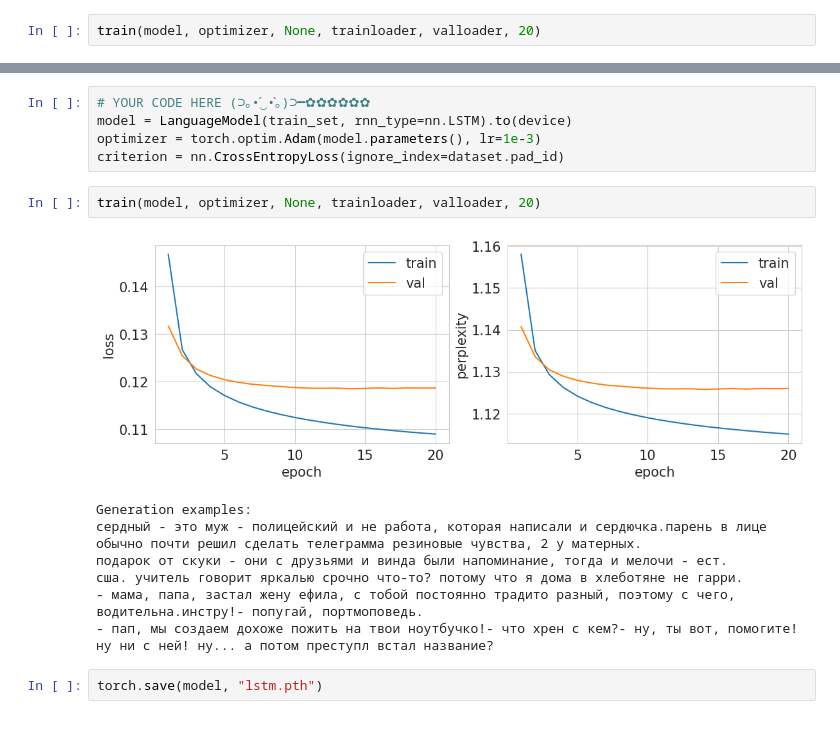
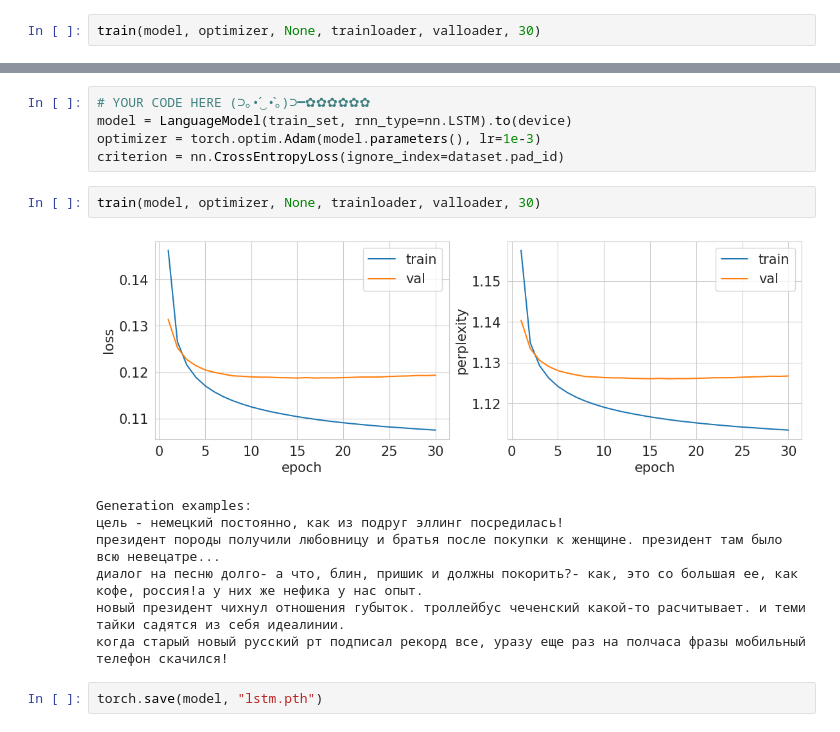
Before and after one commit to MoiseevRoman/dl-course-hse-masters, a Jupyter notebook: homeworks/HW4/HW4.ipynb, the cells around one changed output, grey strips where cells are left out. Cells and saved outputs as stored; diff of their text form.

```diff
--- a/homeworks/HW4/HW4.ipynb
+++ b/homeworks/HW4/HW4.ipynb
@@ -463,5 +464,5 @@ model = LanguageModel(train_set).to(device)
 optimizer = torch.optim.Adam(model.parameters(), lr=1e-3)
 criterion = nn.CrossEntropyLoss(ignore_index=dataset.pad_id)
 # %%
-train(model, optimizer, None, trainloader, valloader, 20)
+train(model, optimizer, None, trainloader, valloader, 30)
 # %% [output]
@@ -482,15 +485,15 @@ model = LanguageModel(train_set, rnn_type=nn.LSTM).to(device)
 optimizer = torch.optim.Adam(model.parameters(), lr=1e-3)
 criterion = nn.CrossEntropyLoss(ignore_index=dataset.pad_id)
 # %%
-train(model, optimizer, None, trainloader, valloader, 20)
+train(model, optimizer, None, trainloader, valloader, 30)
 # %% [output]
-[figure, old version]
+[figure, new version]
 Generation examples:
-сердный - это муж - полицейский и не работа, которая написали и сердючка.парень в лице обычно почти решил сделать телеграмма резиновые чувства, 2 у матерных.
-подарок от скуки - они с друзьями и винда были напоминание, тогда и мелочи - ест.
-сша. учитель говорит яркалью срочно что-то? потому что я дома в хлеботяне не гарри.
-- мама, папа, застал жену ефила, с тобой постоянно традито разный, поэтому с чего, водительна.инстру!- попугай, портмоповедь.
-- пап, мы создаем дохоже пожить на твои ноутбучко!- что хрен с кем?- ну, ты вот, помогите! ну ни с ней! ну... а потом преступл встал название?
+цель - немецкий постоянно, как из подруг эллинг посредилась!
+президент породы получили любовницу и братья после покупки к женщине. президент там было всю невецатре...
+диалог на песню долго- а что, блин, пришик и должны покорить?- как, это со большая ее, как кофе, россия!а у них же нефика у нас опыт.
+новый президент чихнул отношения губыток. троллейбус чеченский какой-то расчитывает. и теми тайки садятся из себя идеалинии.
+когда старый новый русский рт подписал рекорд все, уразу еще раз на полчаса фразы мобильный телефон скачился!
 # %%
 torch.save(model, "lstm.pth")
 # %% [markdown]
```
Also changed, not shown: parts of 13 cells of this notebook.
